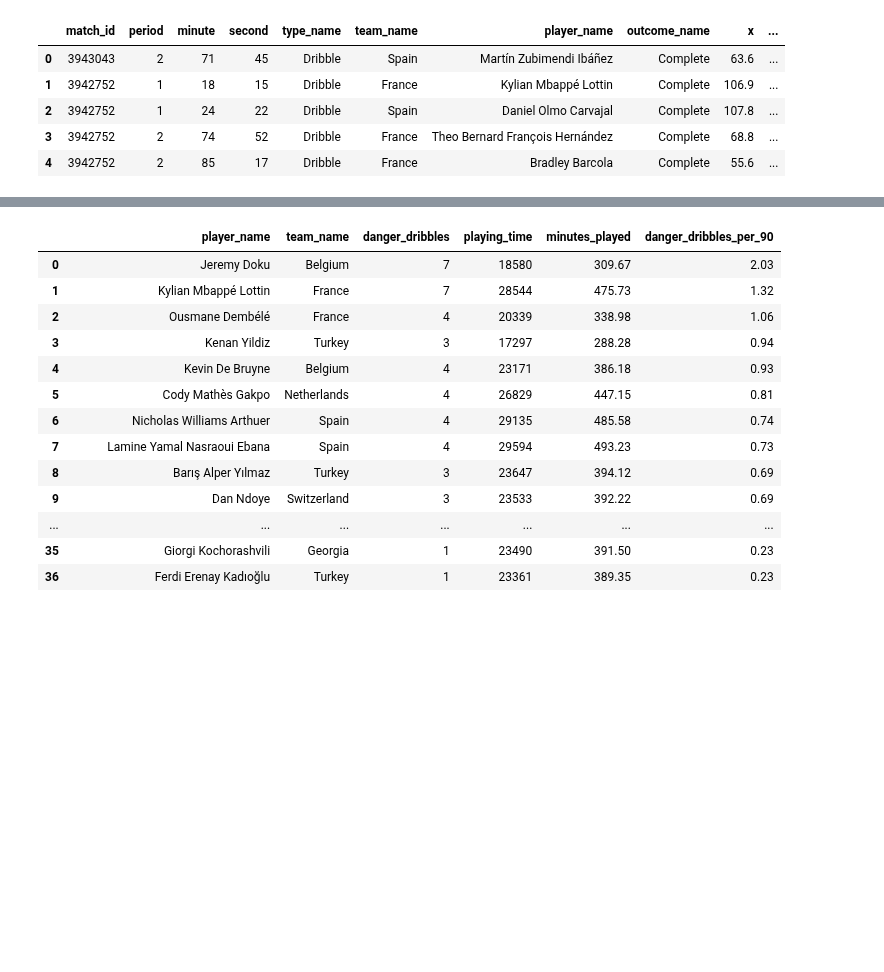
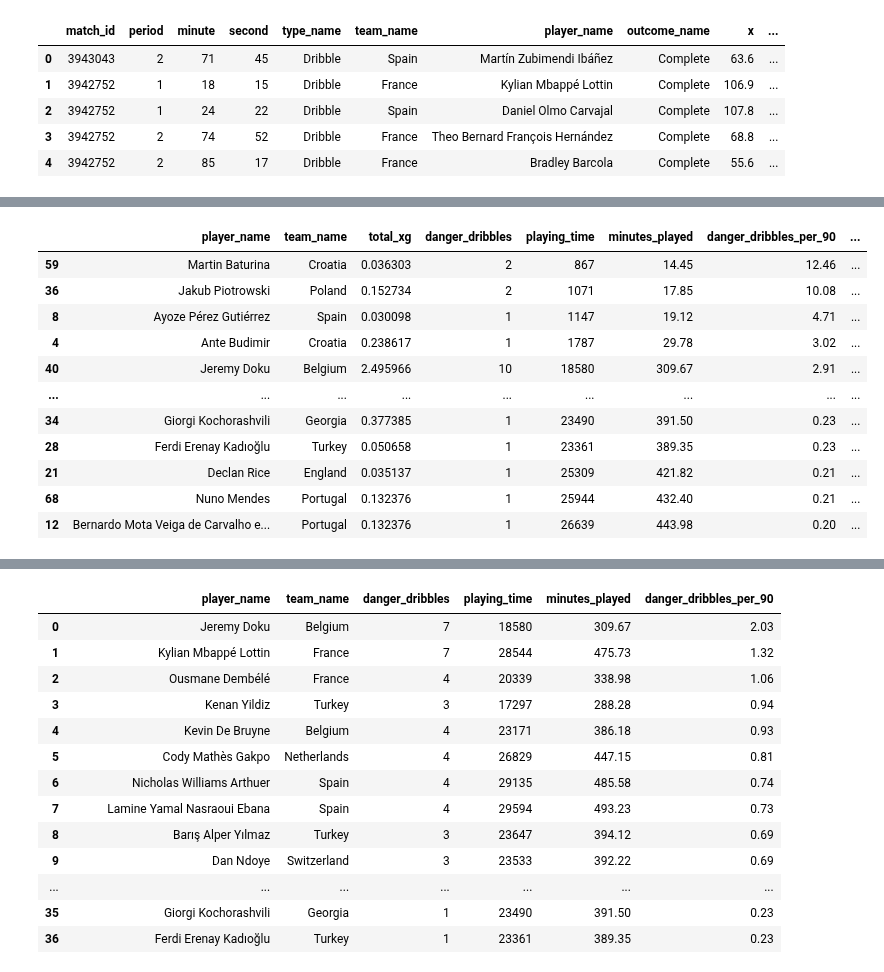
Before and after one commit to MarijnSt/soccermatics-project-1, a Jupyter notebook: doku_analysis.ipynb, the cells around one changed output, grey strips where cells are left out. Saved outputs shown, nothing was run; the diff lists cells and outputs as text; code cells hidden in the pictures; blank space fills up the shorter version.

Commit message:
refactor: create player danger stats

```diff
--- a/doku_analysis.ipynb
+++ b/doku_analysis.ipynb
@@ -1048,0 +1051,93 @@ danger_dribbles.head()
+# %%
+def calculate_danger_dribble_stats(df_danger_dribbles):
+    """
+    Calculate danger dribble stats.
+
+    Args:
+        df_danger_dribbles: A DataFrame with the danger dribbles.
+
+    Returns:
+        A DataFrame with the danger dribble stats.
+    """
+
+    df_danger_stats = (df_danger_dribbles
+                       .groupby(["player_name", "team_name"])
+                       .agg({
+                           'shot_xg': ['sum', 'count']  # Sum xG and count dribbles
+                       })
+                        .reset_index())
+
+    # Flatten column names
+    df_danger_stats.columns = ['player_name', 'team_name', 'total_xg', 'danger_dribbles']
+
+    return df_danger_stats
+
+def calculate_derived_danger_stats(df_player_stats):
+    """
+    Calculate derived danger stats.
+
+    Args:
+        df_danger_stats: A DataFrame with the player stats (merge of danger dribble and playing time stats)
+
+    Returns:
+        A DataFrame with the derived danger stats.
+    """
+
+    # Calculate minutes played per player
+    df_player_stats["minutes_played"] = (df_player_stats["playing_time"] / 60).round(2)
+
+    # Calculate danger dribbles per 90 minutes
+    df_player_stats["danger_dribbles_per_90"] = ((df_player_stats["danger_dribbles"] / (df_player_stats["playing_time"])) * 5400).round(2)
+
+    # Calculate average xG per danger dribble
+    df_player_stats["avg_xg_per_danger_dribble"] = (df_player_stats["total_xg"] / df_player_stats["danger_dribbles"]).round(2)
+
+    # Calculate average xG per 90 minutes
+    df_player_stats["avg_xg_per_90"] = ((df_player_stats["total_xg"] / (df_player_stats["playing_time"])) * 5400).round(2)
+
+    return df_player_stats
+
+def create_player_danger_stats(df_danger_dribbles, df_playing_time):
+    """
+    Create player danger stats.
+
+    Args:
+        df_danger_dribbles: A DataFrame with the danger dribbles.
+        df_playing_time: A DataFrame with the playing time.
+
+    Returns:
+        A DataFrame with the player danger stats.
+    """
+
+    # Calculate base stats
+    danger_stats = calculate_danger_dribble_stats(df_danger_dribbles)
+    playing_time_stats = calculate_playing_time_stats(df_playing_time)
+
+    # Merge base stats
+    df_player_stats = pd.merge(
+        danger_stats,
+        playing_time_stats,
+        on=["player_name", "team_name"],
+        how="left"
+    )
+
+    # Calculate derived stats
+    df_player_stats = calculate_derived_danger_stats(df_player_stats)
+
+    return df_player_stats
+
+test_df = create_player_danger_stats(danger_dribbles, df_playing_time)
+test_df.sort_values("danger_dribbles_per_90", ascending=False)
+# %% [output]
+|  | player_name | team_name | total_xg | danger_dribbles | playing_time | minutes_played | danger_dribbles_per_90 | ... |
+| 59 | Martin Baturina | Croatia | 0.036303 | 2 | 867 | 14.45 | 12.46 | ... |
+| 36 | Jakub Piotrowski | Poland | 0.152734 | 2 | 1071 | 17.85 | 10.08 | ... |
+| 8 | Ayoze Pérez Gutiérrez | Spain | 0.030098 | 1 | 1147 | 19.12 | 4.71 | ... |
+| 4 | Ante Budimir | Croatia | 0.238617 | 1 | 1787 | 29.78 | 3.02 | ... |
+| 40 | Jeremy Doku | Belgium | 2.495966 | 10 | 18580 | 309.67 | 2.91 | ... |
+| ... | ... | ... | ... | ... | ... | ... | ... | ... |
+| 34 | Giorgi Kochorashvili | Georgia | 0.377385 | 1 | 23490 | 391.50 | 0.23 | ... |
+| 28 | Ferdi Erenay Kadıoğlu | Turkey | 0.050658 | 1 | 23361 | 389.35 | 0.23 | ... |
+| 21 | Declan Rice | England | 0.035137 | 1 | 25309 | 421.82 | 0.21 | ... |
+| 68 | Nuno Mendes | Portugal | 0.132376 | 1 | 25944 | 432.40 | 0.21 | ... |
+| 12 | Bernardo Mota Veiga de Carvalho e... | Portugal | 0.132376 | 1 | 26639 | 443.98 | 0.20 | ... |
```
Also changed, not shown: parts of 2 cells of this notebook.
